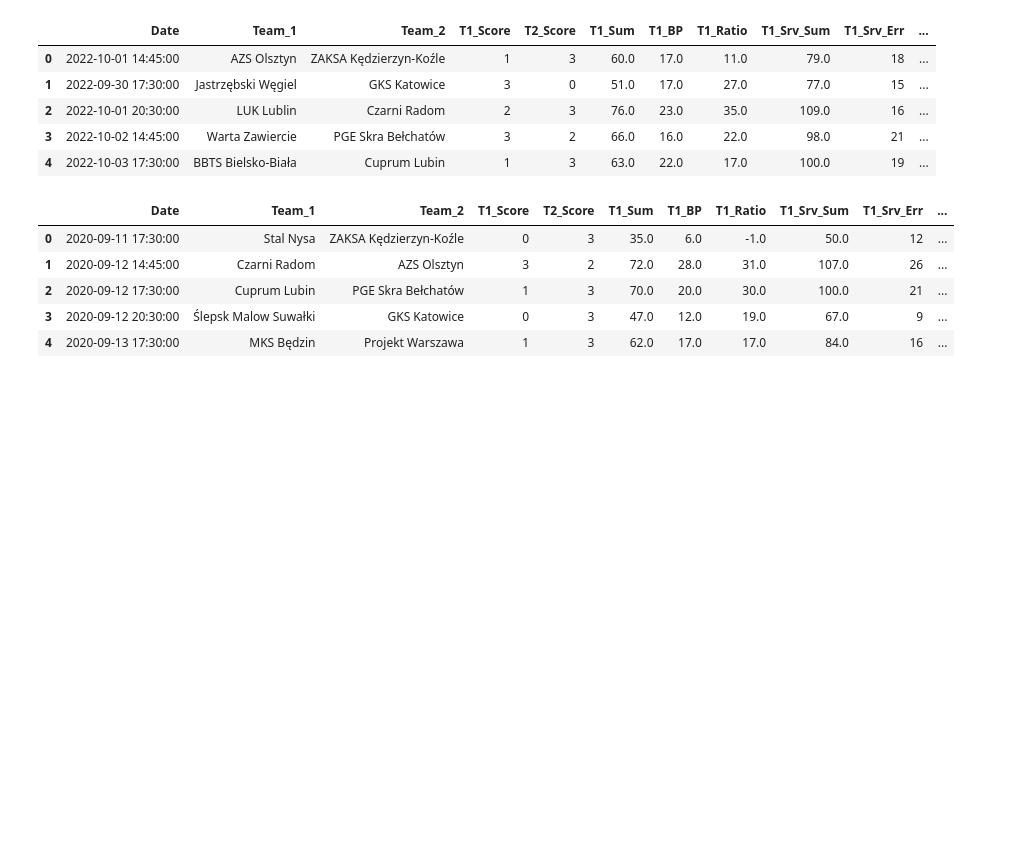
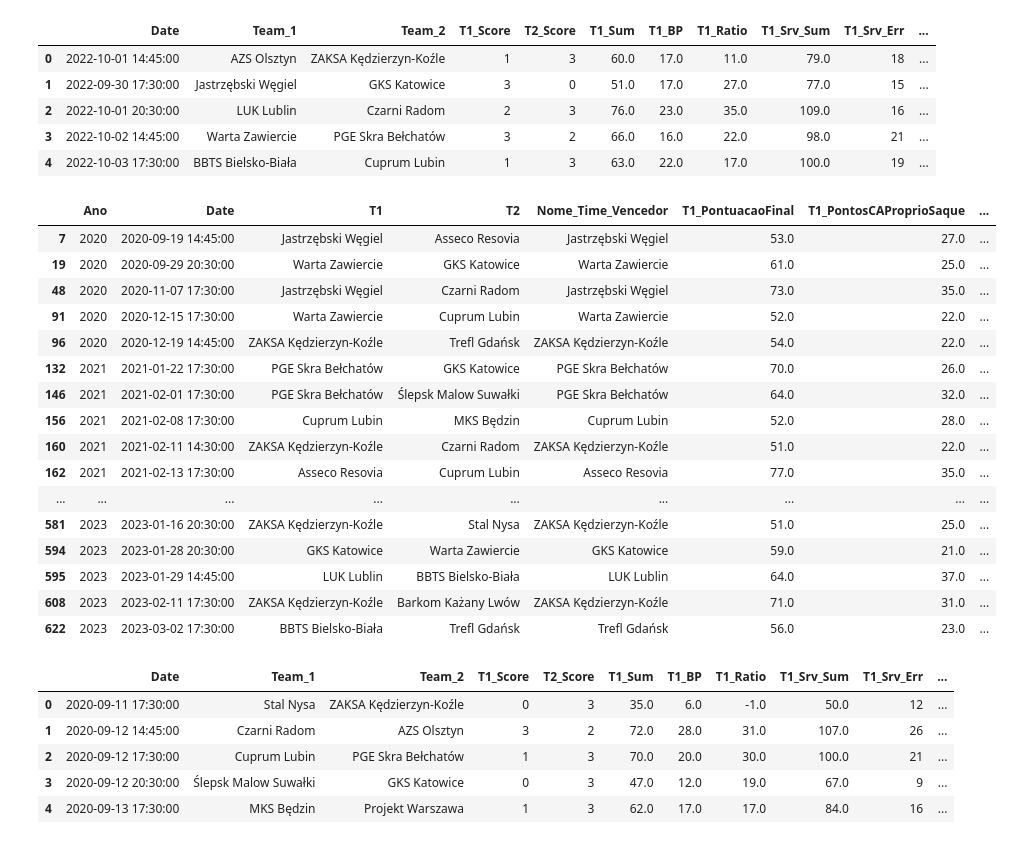
Before and after one commit to JMoniqueMelo/analise-estatisticas-volei, a Jupyter notebook: analise-pontos-bloqueio-volei .ipynb, the cells around one changed output. Saved outputs shown, nothing was run; the diff lists cells and outputs as text; code cells hidden in the pictures; blank space fills up the shorter version.

```diff
--- a/analise-pontos-bloqueio-volei .ipynb
+++ b/analise-pontos-bloqueio-volei .ipynb
@@ -22,6 +23,26 @@ df.head()
 | 2 | 2022-10-01 20:30:00 | LUK Lublin | Czarni Radom | 2 | 3 | 76.0 | 23.0 | 35.0 | 109.0 | 16 | ... |
 | 3 | 2022-10-02 14:45:00 | Warta Zawiercie | PGE Skra Bełchatów | 3 | 2 | 66.0 | 16.0 | 22.0 | 98.0 | 21 | ... |
 | 4 | 2022-10-03 17:30:00 | BBTS Bielsko-Biała | Cuprum Lubin | 1 | 3 | 63.0 | 22.0 | 17.0 | 100.0 | 19 | ... |
+# %%
+df.loc[df['T1_PercEficienciaSaque'] > 0]
+# %% [output]
+|  | Ano | Date | T1 | T2 | Nome_Time_Vencedor | T1_PontuacaoFinal | T1_PontosCAProprioSaque | ... |
+| 7 | 2020 | 2020-09-19 14:45:00 | Jastrzębski Węgiel | Asseco Resovia | Jastrzębski Węgiel | 53.0 | 27.0 | ... |
+| 19 | 2020 | 2020-09-29 20:30:00 | Warta Zawiercie | GKS Katowice | Warta Zawiercie | 61.0 | 25.0 | ... |
+| 48 | 2020 | 2020-11-07 17:30:00 | Jastrzębski Węgiel | Czarni Radom | Jastrzębski Węgiel | 73.0 | 35.0 | ... |
+| 91 | 2020 | 2020-12-15 17:30:00 | Warta Zawiercie | Cuprum Lubin | Warta Zawiercie | 52.0 | 22.0 | ... |
+| 96 | 2020 | 2020-12-19 14:45:00 | ZAKSA Kędzierzyn-Koźle | Trefl Gdańsk | ZAKSA Kędzierzyn-Koźle | 54.0 | 22.0 | ... |
+| 132 | 2021 | 2021-01-22 17:30:00 | PGE Skra Bełchatów | GKS Katowice | PGE Skra Bełchatów | 70.0 | 26.0 | ... |
+| 146 | 2021 | 2021-02-01 17:30:00 | PGE Skra Bełchatów | Ślepsk Malow Suwałki | PGE Skra Bełchatów | 64.0 | 32.0 | ... |
+| 156 | 2021 | 2021-02-08 17:30:00 | Cuprum Lubin | MKS Będzin | Cuprum Lubin | 52.0 | 28.0 | ... |
+| 160 | 2021 | 2021-02-11 14:30:00 | ZAKSA Kędzierzyn-Koźle | Czarni Radom | ZAKSA Kędzierzyn-Koźle | 51.0 | 22.0 | ... |
+| 162 | 2021 | 2021-02-13 17:30:00 | Asseco Resovia | Cuprum Lubin | Asseco Resovia | 77.0 | 35.0 | ... |
+| ... | ... | ... | ... | ... | ... | ... | ... | ... |
+| 581 | 2023 | 2023-01-16 20:30:00 | ZAKSA Kędzierzyn-Koźle | Stal Nysa | ZAKSA Kędzierzyn-Koźle | 51.0 | 25.0 | ... |
+| 594 | 2023 | 2023-01-28 20:30:00 | GKS Katowice | Warta Zawiercie | GKS Katowice | 59.0 | 21.0 | ... |
+| 595 | 2023 | 2023-01-29 14:45:00 | LUK Lublin | BBTS Bielsko-Biała | LUK Lublin | 64.0 | 37.0 | ... |
+| 608 | 2023 | 2023-02-11 17:30:00 | ZAKSA Kędzierzyn-Koźle | Barkom Każany Lwów | ZAKSA Kędzierzyn-Koźle | 71.0 | 31.0 | ... |
+| 622 | 2023 | 2023-03-02 17:30:00 | BBTS Bielsko-Biała | Trefl Gdańsk | Trefl Gdańsk | 56.0 | 23.0 | ... |
 # %%
 # Filtrando a base para ter dados a partir de 2020
 df = df.loc[df['Date'].dt.year >= 2020]
```
Also changed, not shown: parts of 7 cells of this notebook.
